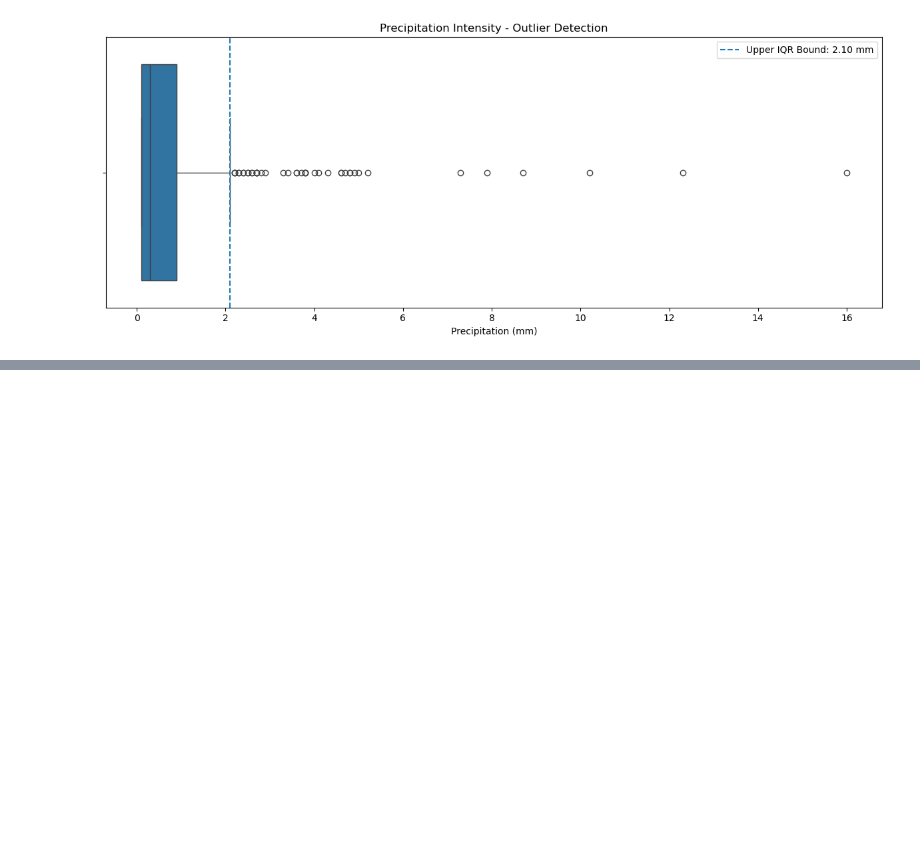
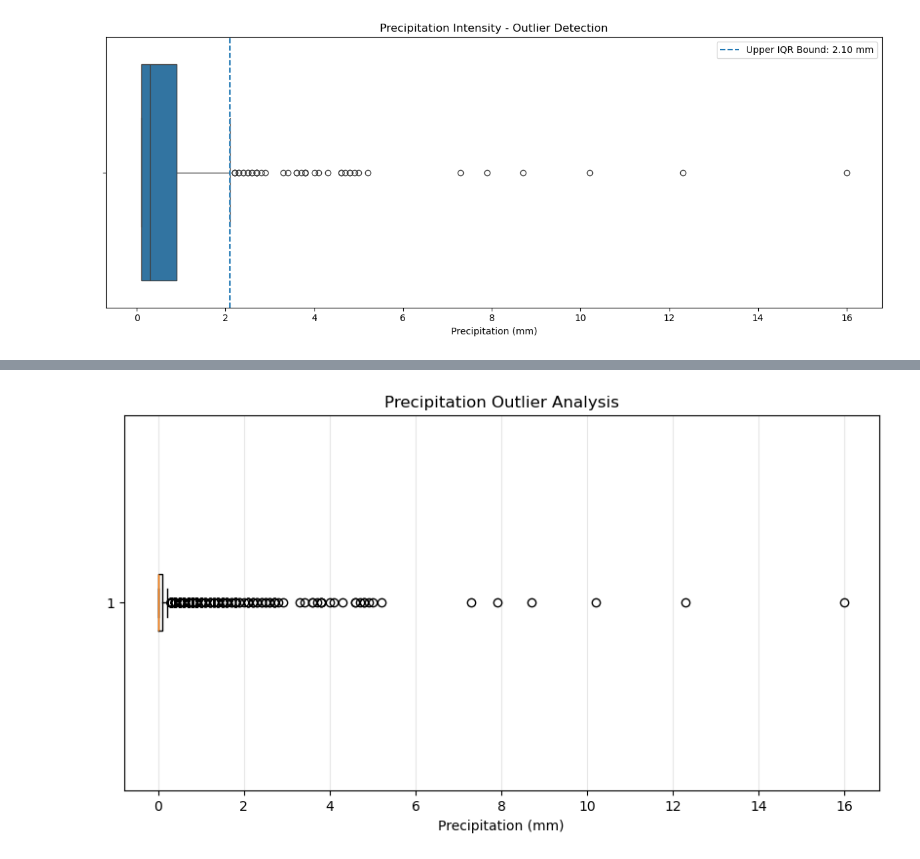
Before and after one commit to shabaz-syed/AtomSync-MicroClimate-Analaytics, a Jupyter notebook: Notebooks/01_data_understanding.ipynb, the cells around one changed output, grey strips where cells are left out. Cells and saved outputs as stored; diff of their text form; code cells hidden in the pictures; blank space fills up the shorter version.

```diff
--- a/Notebooks/01_data_understanding.ipynb
+++ b/Notebooks/01_data_understanding.ipynb
@@ -792,3 +792,35 @@ Total Outliers: 42
 Outlier Values:
 [16.0, 12.3, 10.2, 8.7, 7.9, 7.3, 5.2, 5.0, 4.9, 4.8, 4.8, 4.7, 4.6, 4.6, 4.3, 4.1, 4.0, 3.8, 3.8, 3.8, 3.7, 3.6, 3.6, 3.4, 3.3, 2.9, 2.8, 2.7, 2.7, 2.7, 2.7, 2.6, 2.6, 2.5, 2.5, 2.4, 2.4, 2.3, 2.3, 2 ...
 [figure]
+# %%
+# Precipitation Outlier Analysis using IQR Method
+
+precip = df['precipitation_mm'].dropna()
+
+# Calculate Quartiles
+Q1 = precip.quantile(0.25)
+Q3 = precip.quantile(0.75)
+
+# Calculate IQR
+IQR = Q3 - Q1
+
+# Calculate Lower and Upper Bounds
+lower_bound = Q1 - 1.5 * IQR
+upper_bound = Q3 + 1.5 * IQR
+
+# Identify Outliers
+outliers = precip[
+    (precip < lower_bound) | (precip > upper_bound)
+]
+
+# Display Results
+print("PRECIPITATION OUTLIER ANALYSIS")
+print("------------------------------")
+print("Q1:", Q1)
+print("Q3:", Q3)
+print("IQR:", IQR)
+print("Lower Bound:", lower_bound)
+print("Upper Bound:", upper_bound)
+print("Total Outliers:", len(outliers))
+print("\nOutlier Values:")
+print(sorted(outliers.tolist()))
@@ -794,0 +839,13 @@ Outlier Values:
+# %%
+import matplotlib.pyplot as plt
+
+plt.figure(figsize=(10, 5))
+plt.boxplot(precip, vert=False)
+
+plt.title("Precipitation Outlier Analysis")
+plt.xlabel("Precipitation (mm)")
+plt.grid(axis='x', alpha=0.3)
+
+plt.show()
+# %% [output]
+[figure, added]
```
Also changed, not shown: parts of 1 cell of this notebook.
